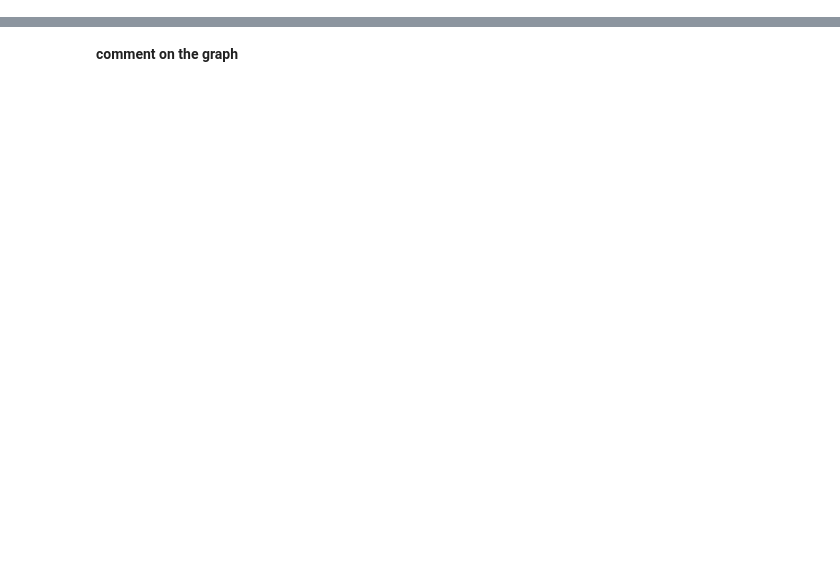
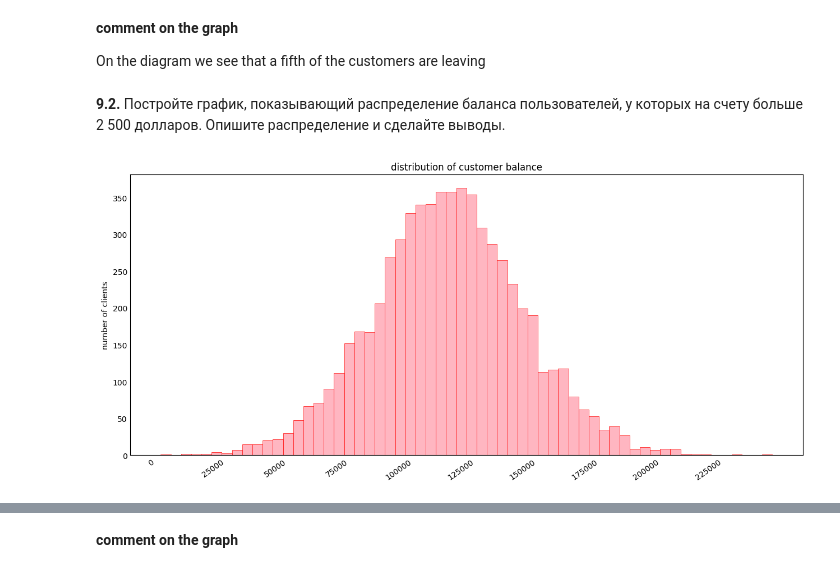
Before and after one commit to ElenaBask/SF_DS_learn, a Jupyter notebook: PY-13/Practice.ipynb, the cells around one changed output, grey strips where cells are left out. Cells and saved outputs as stored; diff of their text form; code cells hidden in the pictures; blank space fills up the shorter version.

```diff
--- a/PY-13/Practice.ipynb
+++ b/PY-13/Practice.ipynb
@@ -19,0 +88,27 @@ fig.show()
+# %% [markdown]
+**comment on the graph**
+
+On the diagram we see that a fifth of the customers are leaving
+# %% [markdown]
+**9.2.** Постройте график, показывающий распределение баланса пользователей, у которых на счету больше 2 500 долларов. Опишите распределение и сделайте выводы.
+# %%
+x =  churn_data[churn_data.Balance > 2500].Balance
+
+fig = plt.figure(figsize=(12, 5))
+axes = fig.add_axes([0, 0, 1, 1])
+axes.hist(
+    x,
+    bins=60,
+    color='lightpink',
+    linewidth=0.5,
+    edgecolor="red",
+
+)
+
+axes.set_ylabel('number of clients')
+axes.set_title('distribution of customer balance')
+axes.xaxis.set_tick_params(rotation=35)
+plt.xticks(np.arange(0,250000,25000))
+plt.show();
+# %% [output]
+[figure, added]
```
Also changed, not shown: parts of 10 cells of this notebook.
